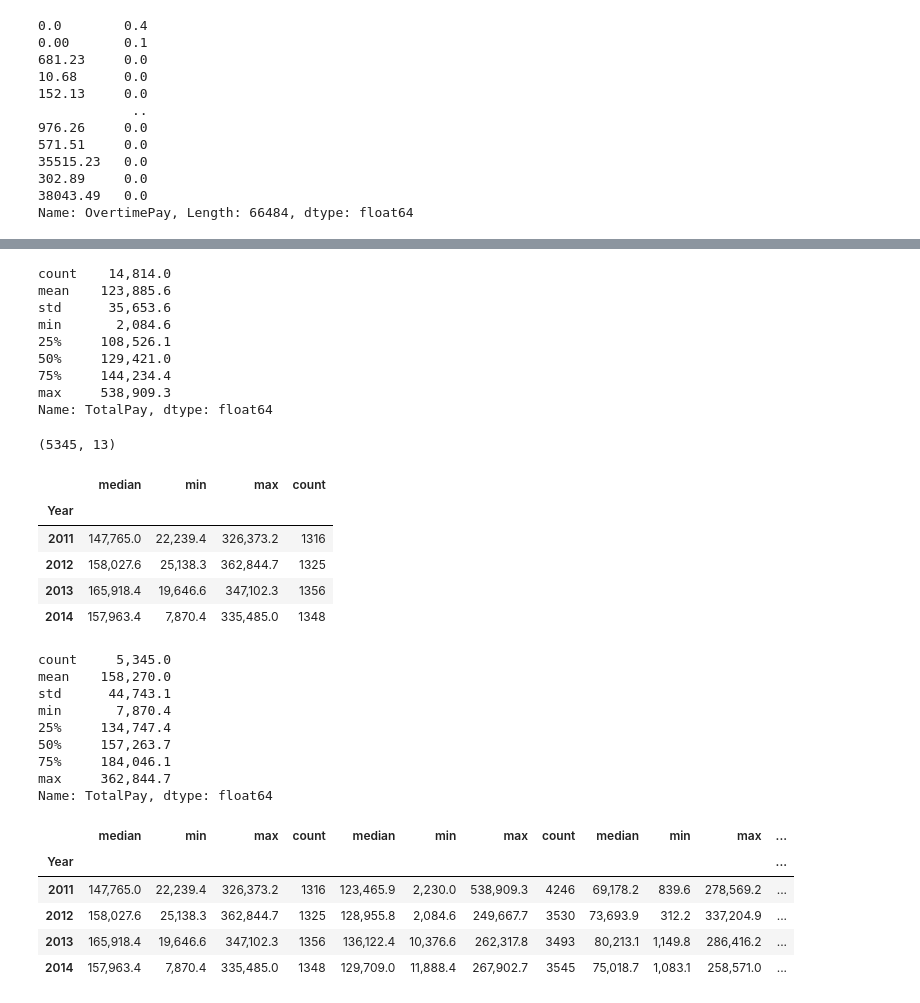
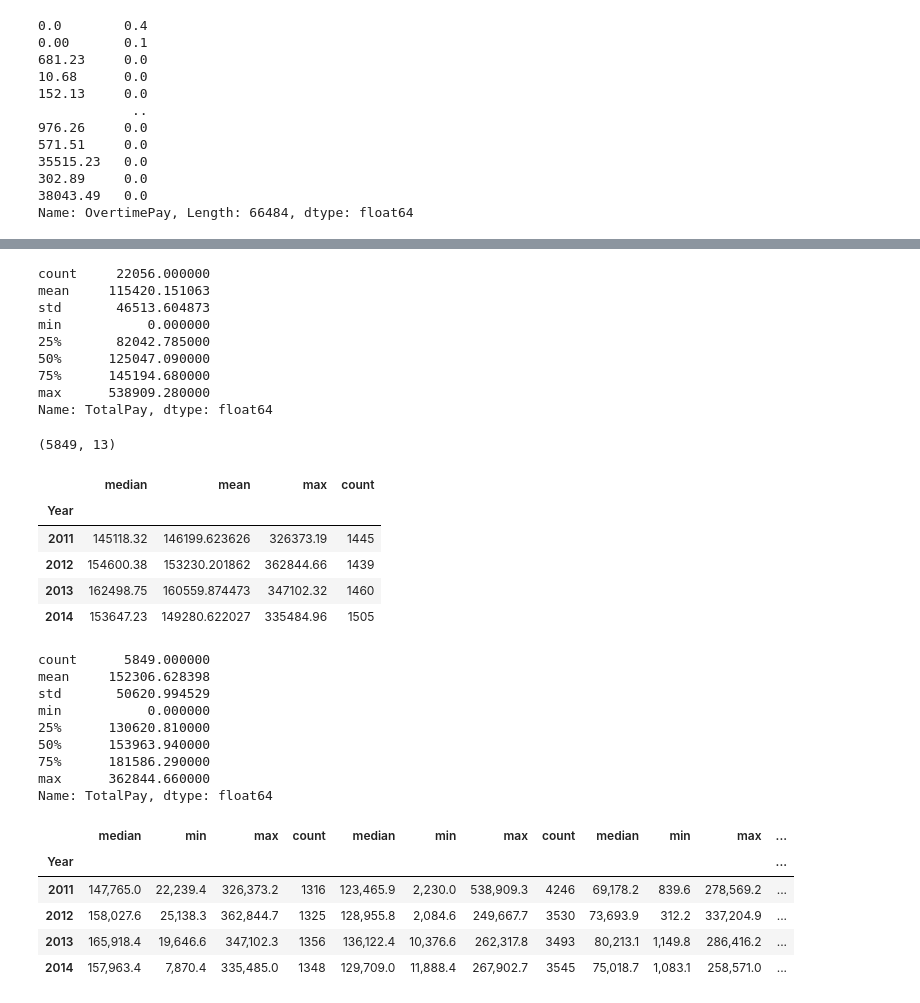
Before and after one commit to Tatiana-tsar/homework, a Jupyter notebook: KURS.ipynb, the cells around one changed output, grey strips where cells are left out. Cells and saved outputs as stored; diff of their text form; code cells hidden in the pictures.

```diff
--- a/KURS.ipynb
+++ b/KURS.ipynb
@@ -92,0 +149,4 @@ df.fillna(df.BasePay.median(),inplace = True)
+# %%
+df['BasePay']=df.BasePay.astype(float)
+df['OvertimePay']=df.BasePay.astype(float)
+df['OtherPay']=df.BasePay.astype(float)
@@ -228,14 +348,14 @@ dr2=df_POLICE.groupby(['Year'])['TotalPay'].agg(['median','min','max','count'])
 # %%
 df_POLICE.TotalPay.describe()
 # %% [output]
-count    14,814.0
-mean    123,885.6
-std      35,653.6
-min       2,084.6
-25%     108,526.1
-50%     129,421.0
-75%     144,234.4
-max     538,909.3
+count     22056.000000
+mean     115420.151063
+std       46513.604873
+min           0.000000
+25%       82042.785000
+50%      125047.090000
+75%      145194.680000
+max      538909.280000
 Name: TotalPay, dtype: float64
 # %%
 FIRE=['FIRE']
@@ -246,28 +366,28 @@ for i in FIRE:
 # %%
 df_FIRE.shape
 # %% [output]
-(5345, 13)
+(5849, 13)
 # %%
-dr1=df_FIRE.groupby(['Year'])['TotalPay'].agg(['median','min','max','count'])
+dr1=df_FIRE.groupby(['Year'])['TotalPay'].agg(['median','mean','max','count'])
 dr1
 # %% [output]
-|  | median | min | max | count |
+|  | median | mean | max | count |
 | Year |  |  |  |  |
-| 2011 | 147,765.0 | 22,239.4 | 326,373.2 | 1316 |
-| 2012 | 158,027.6 | 25,138.3 | 362,844.7 | 1325 |
-| 2013 | 165,918.4 | 19,646.6 | 347,102.3 | 1356 |
-| 2014 | 157,963.4 | 7,870.4 | 335,485.0 | 1348 |
+| 2011 | 145118.32 | 146199.623626 | 326373.19 | 1445 |
+| 2012 | 154600.38 | 153230.201862 | 362844.66 | 1439 |
+| 2013 | 162498.75 | 160559.874473 | 347102.32 | 1460 |
+| 2014 | 153647.23 | 149280.622027 | 335484.96 | 1505 |
 # %%
 df_FIRE.TotalPay.describe()
 # %% [output]
-count     5,345.0
-mean    158,270.0
-std      44,743.1
-min       7,870.4
-25%     134,747.4
-50%     157,263.7
-75%     184,046.1
-max     362,844.7
+count      5849.000000
+mean     152306.628398
+std       50620.994529
+min           0.000000
+25%      130620.810000
+50%      153963.940000
+75%      181586.290000
+max      362844.660000
 Name: TotalPay, dtype: float64
 # %%
 dk=pd.concat([dr1,dr2,dr3],axis=1)
```
Also changed, not shown: parts of 99 cells of this notebook.
